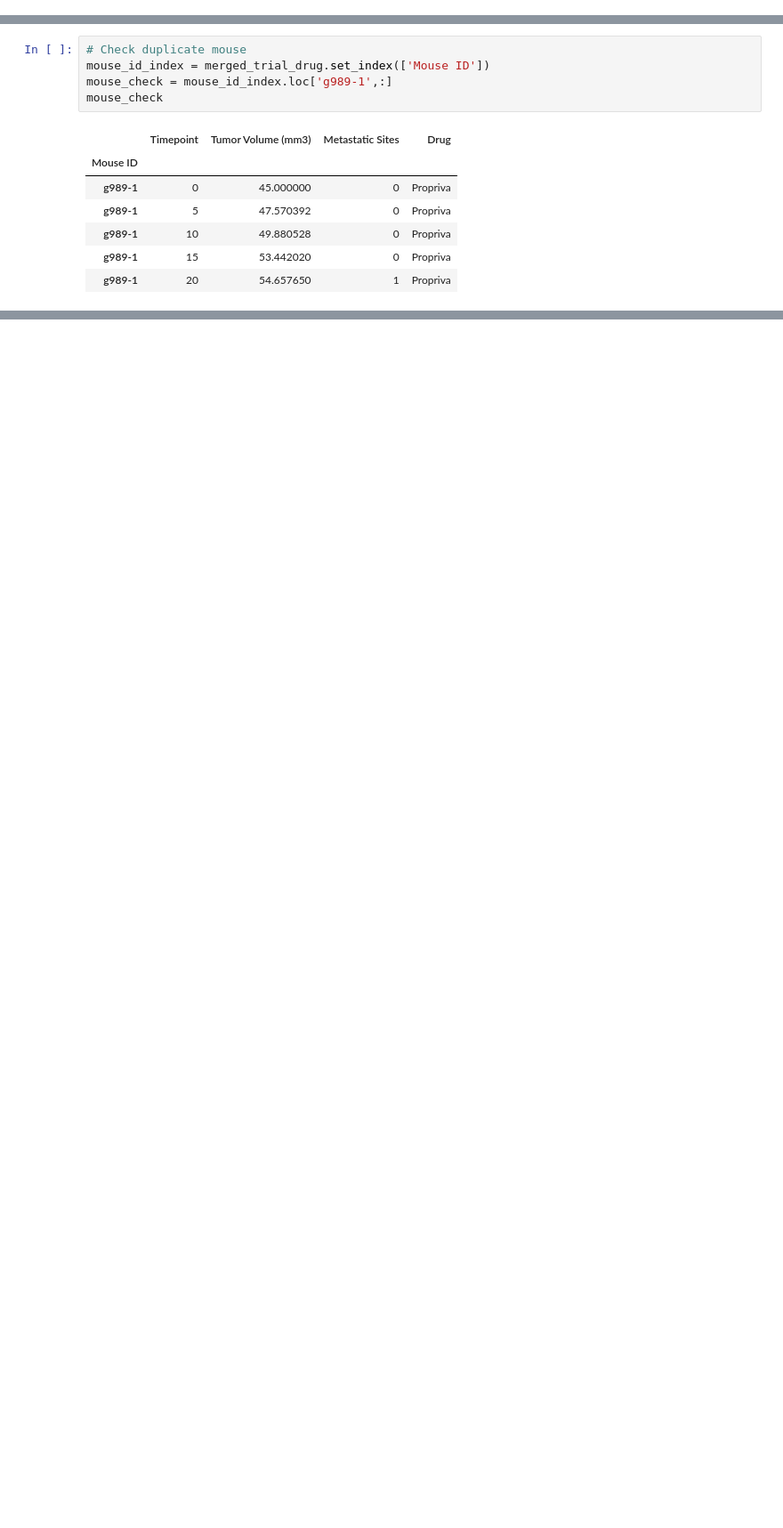
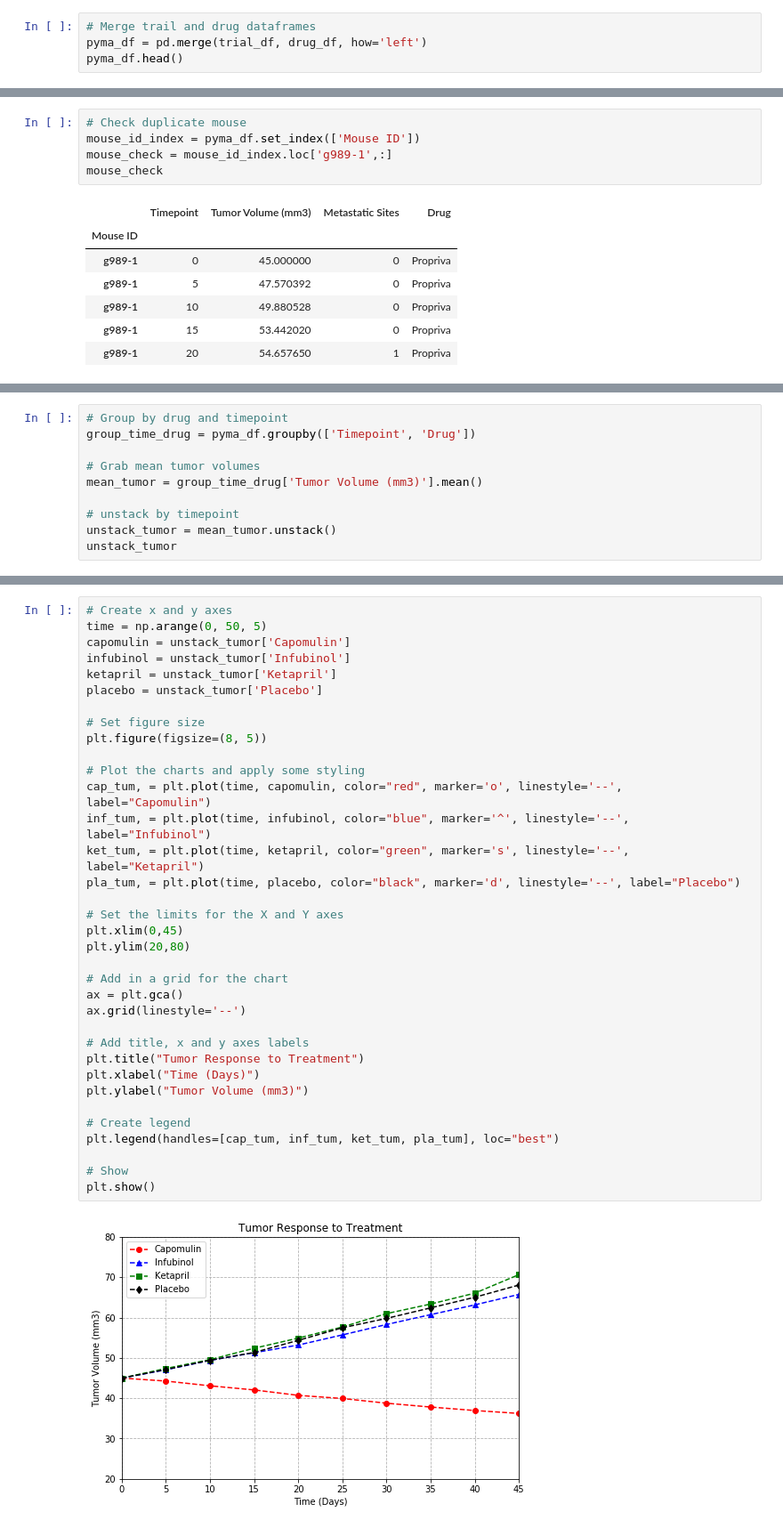
Before and after one commit to Jayleh/pyberceuticals, a Jupyter notebook: Pymaceuticals/Pymaceuticals.ipynb, the cells around one changed output, grey strips where cells are left out. Shown: that part at 89% size. Cells and saved outputs as stored; diff of their text form; blank space fills up the shorter version.

Commit message:
plotted tumor volume and metatatic spread over time

```diff
--- a/Pymaceuticals/Pymaceuticals.ipynb
+++ b/Pymaceuticals/Pymaceuticals.ipynb
@@ -113,0 +103,4 @@ merged_trial_drug.head()
+# %%
+# Merge trail and drug dataframes
+pyma_df = pd.merge(trial_df, drug_df, how='left')
+pyma_df.head()
@@ -123,7 +123,7 @@ Drug                  1893
 dtype: int64
 # %%
 # Check duplicate mouse
-mouse_id_index = merged_trial_drug.set_index(['Mouse ID'])
+mouse_id_index = pyma_df.set_index(['Mouse ID'])
 mouse_check = mouse_id_index.loc['g989-1',:]
 mouse_check
 # %% [output]
@@ -136,0 +157,10 @@ mouse_check
+# %%
+# Group by drug and timepoint
+group_time_drug = pyma_df.groupby(['Timepoint', 'Drug'])
+
+# Grab mean tumor volumes
+mean_tumor = group_time_drug['Tumor Volume (mm3)'].mean()
+
+# unstack by timepoint
+unstack_tumor = mean_tumor.unstack()
+unstack_tumor
@@ -136,0 +180,37 @@ mouse_check
+# %%
+# Create x and y axes
+time = np.arange(0, 50, 5)
+capomulin = unstack_tumor['Capomulin']
+infubinol = unstack_tumor['Infubinol']
+ketapril = unstack_tumor['Ketapril']
+placebo = unstack_tumor['Placebo']
+
+# Set figure size
+plt.figure(figsize=(8, 5))
+
+# Plot the charts and apply some styling
+cap_tum, = plt.plot(time, capomulin, color="red", marker='o', linestyle='--', label="Capomulin")
+inf_tum, = plt.plot(time, infubinol, color="blue", marker='^', linestyle='--', label="Infubinol")
+ket_tum, = plt.plot(time, ketapril, color="green", marker='s', linestyle='--', label="Ketapril")
+pla_tum, = plt.plot(time, placebo, color="black", marker='d', linestyle='--', label="Placebo")
+
+# Set the limits for the X and Y axes
+plt.xlim(0,45)
+plt.ylim(20,80)
+
+# Add in a grid for the chart
+ax = plt.gca()
+ax.grid(linestyle='--')
+
+# Add title, x and y axes labels
+plt.title("Tumor Response to Treatment")
+plt.xlabel("Time (Days)")
+plt.ylabel("Tumor Volume (mm3)")
+
+# Create legend
+plt.legend(handles=[cap_tum, inf_tum, ket_tum, pla_tum], loc="best")
+
+# Show
+plt.show()
+# %% [output]
+[figure, added]
```
Also changed, not shown: parts of 11 cells of this notebook.
